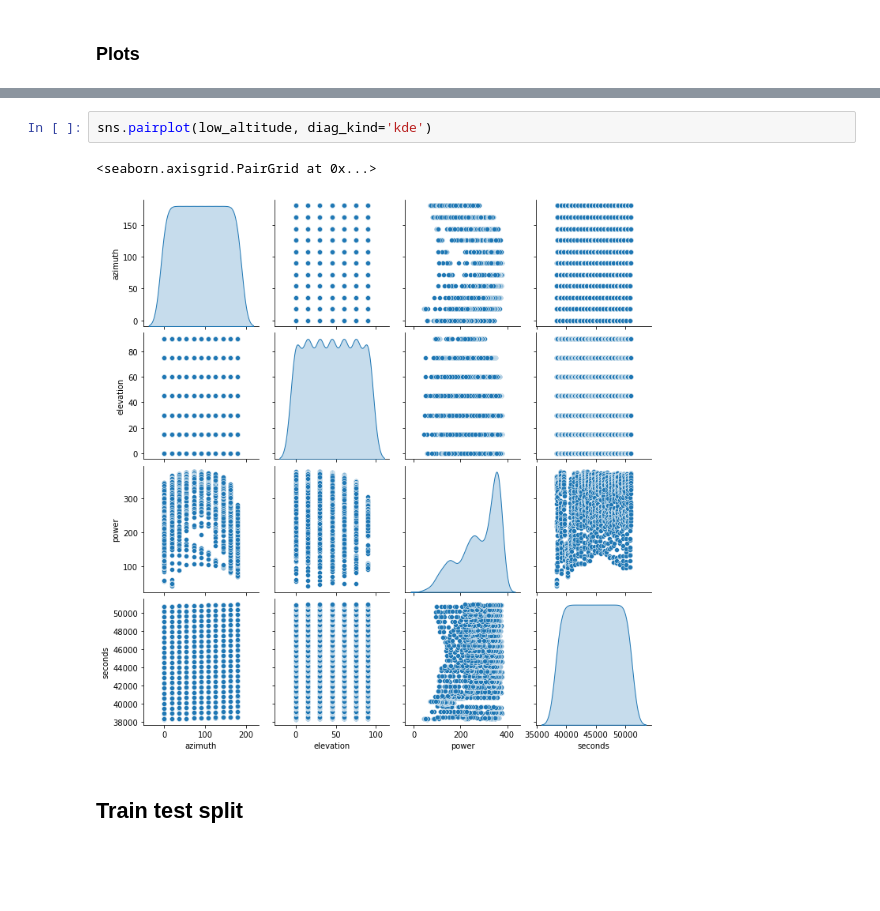
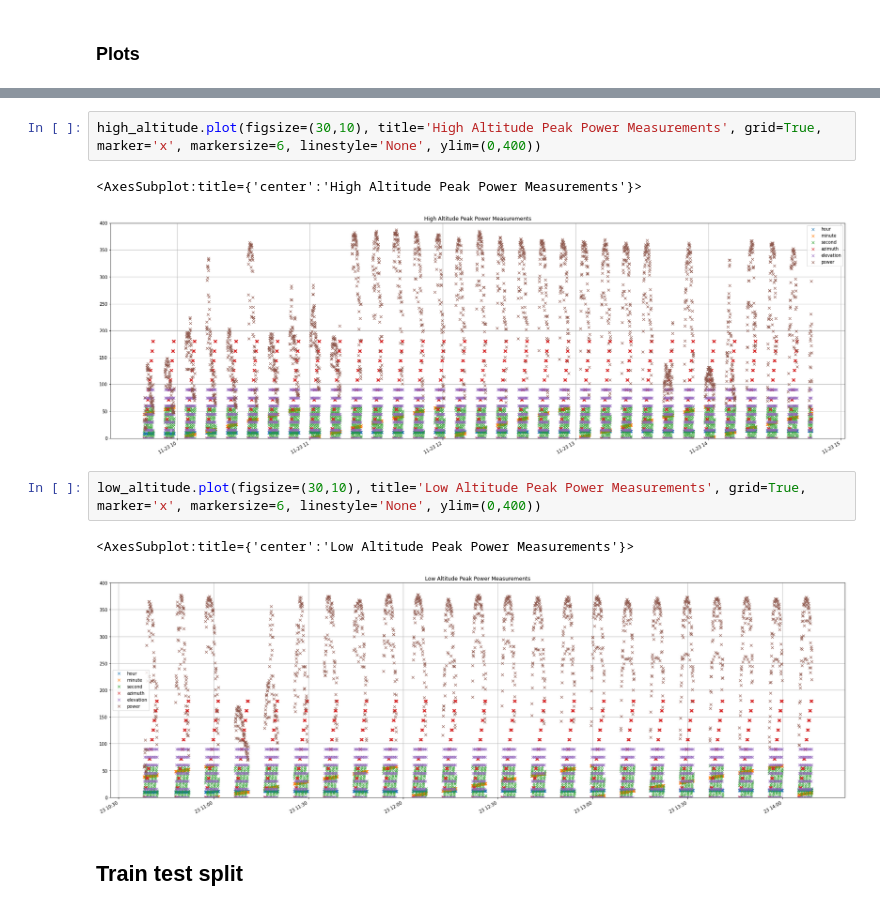
Before and after one commit to Cecco-Bandi/PV_project, a Jupyter notebook: main.ipynb, the cells around one changed output, grey strips where cells are left out. Saved outputs shown, nothing was run; the diff lists cells and outputs as text; blank space fills up the shorter version.

```diff
--- a/main.ipynb
+++ b/main.ipynb
@@ -139,8 +166,13 @@ plt.grid()
-# %%
-sns.pairplot(low_altitude, diag_kind='kde')
-# %% [output]
-<seaborn.axisgrid.PairGrid at 0x...>
-[figure, removed]
+# %%
+high_altitude.plot(figsize=(30,10), title='High Altitude Peak Power Measurements', grid=True, marker='x', markersize=6, linestyle='None', ylim=(0,400))
+# %% [output]
+<AxesSubplot:title={'center':'High Altitude Peak Power Measurements'}>
+[figure, added]
+# %%
+low_altitude.plot(figsize=(30,10), title='Low Altitude Peak Power Measurements', grid=True, marker='x', markersize=6, linestyle='None', ylim=(0,400))
+# %% [output]
+<AxesSubplot:title={'center':'Low Altitude Peak Power Measurements'}>
+[figure, added]
 # %% [markdown]
 ## Train test split
 # %%
```
Also changed, not shown: parts of 45 cells of this notebook.
